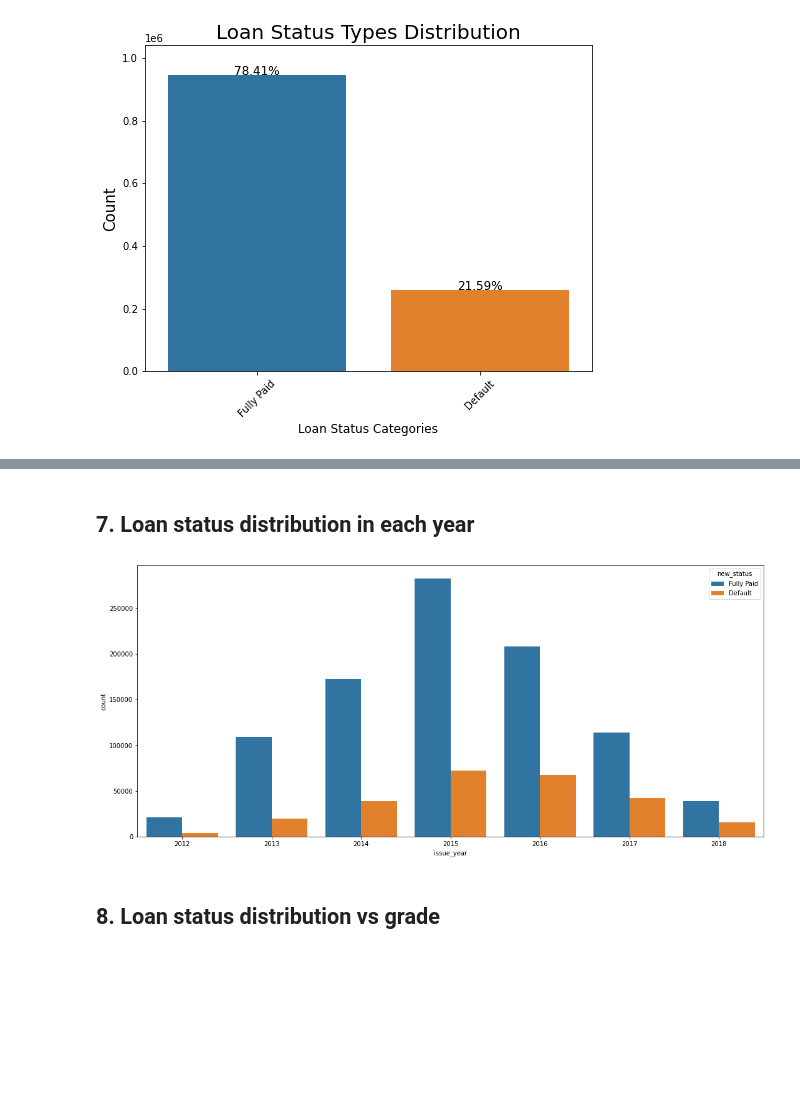
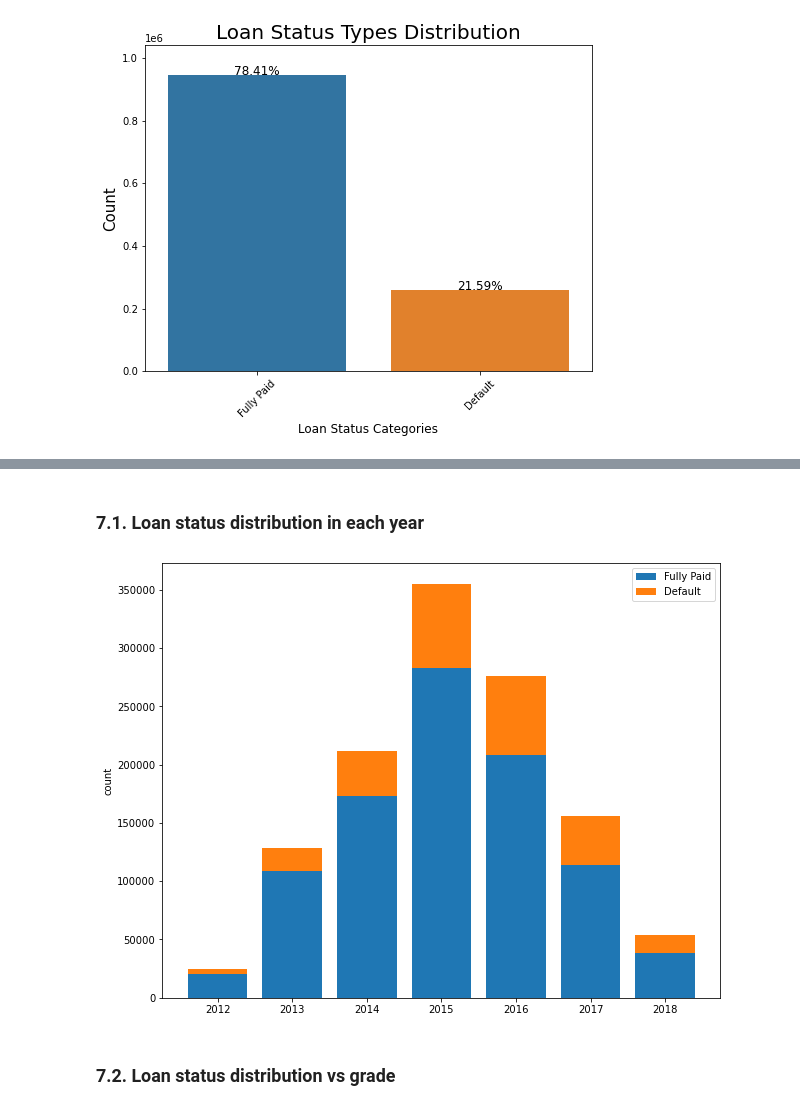
Before and after one commit to somayehY/SomayeYoussefi, a Jupyter notebook: LendingClub/LendingClub_ExploratoryDataAnalysis.ipynb, the cells around one changed output, grey strips where cells are left out. Saved outputs shown, nothing was run; the diff lists cells and outputs as text; code cells hidden in the pictures; blank space fills up the shorter version.

```diff
--- a/LendingClub/LendingClub_ExploratoryDataAnalysis.ipynb
+++ b/LendingClub/LendingClub_ExploratoryDataAnalysis.ipynb
@@ -188,9 +206,19 @@ plt.show()
 # %% [markdown]
-## 7. Loan status distribution in each year <a class='anchor' id='year'></a>
+### 7.1.  Loan status distribution in each year <a class='anchor' id='year'></a>
-# %%
-plt.figure(figsize = (18,8))
-g = sns.countplot(x="issue_year", hue='new_status', data=df)
-# %% [output]
-[figure, removed]
+# %%
+defaulL= df.loc[df['new_status']=='Default', ['issue_year']].value_counts()
+fullL= df.loc[df['new_status']=='Fully Paid', ['issue_year']].value_counts()
+type(fullL)
+s = pd.DataFrame({'Default': defaulL, 'Fully Paid': fullL})
+s.index=['2012', '2013', '2014', '2015', '2016', '2017', '2018']
+fig, ax = plt.subplots(figsize=(10,8))
+ax.bar(s.index, s['Fully Paid'])
+ax.bar(s.index, s['Default'], bottom=s['Fully Paid'])
+ax.set_xticklabels(s.index)
+ax.set_ylabel('count')
+ax.legend(['Fully Paid', 'Default'])
+plt.show()
+# %% [output]
+[figure, added]
 # %% [markdown]
-## 8. Loan status distribution vs grade <a class='anchor' id='grade'></a>
+### 7.2. Loan status distribution vs grade <a class='anchor' id='grade'></a>
```
Also changed, not shown: parts of 64 cells of this notebook.
